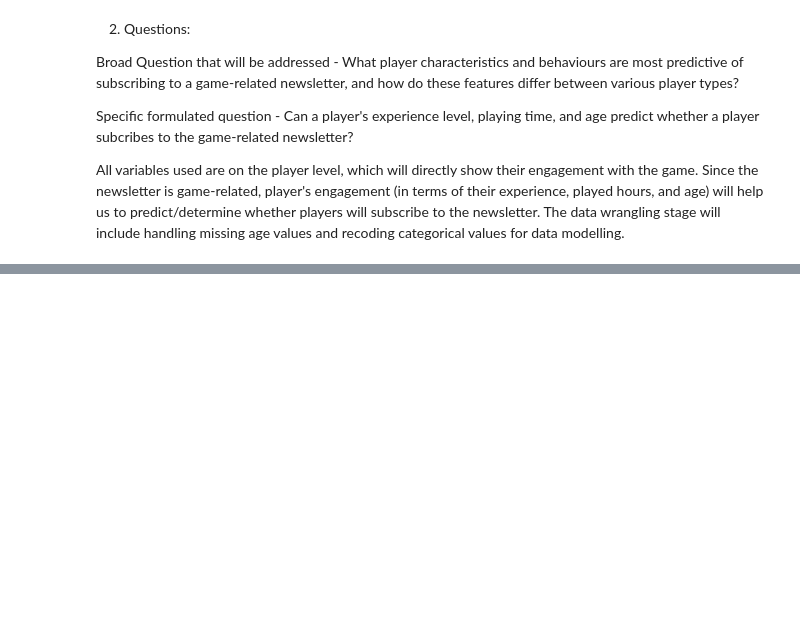
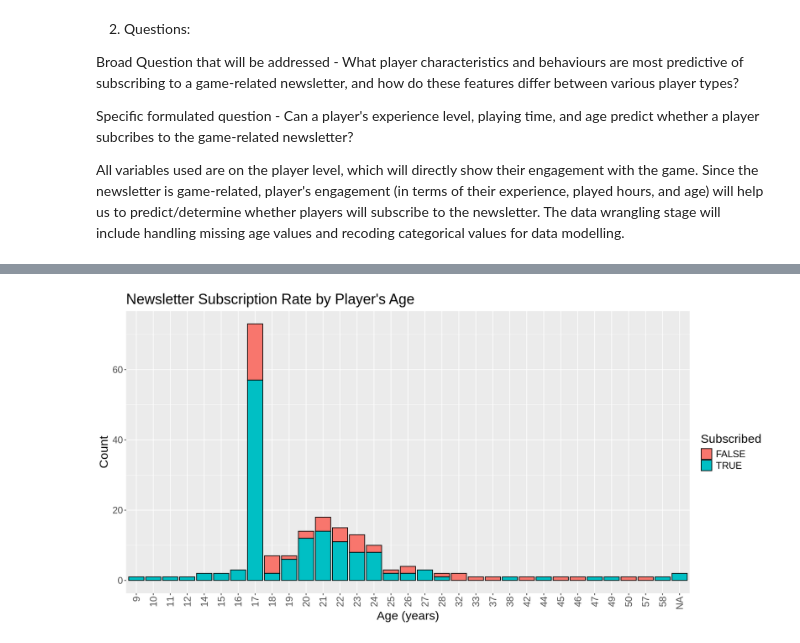
Before and after one commit to ineshsingh29-bit/DSCI100-template, a Jupyter notebook: Individual_Project_planning.ipynb, the cells around one changed output, grey strips where cells are left out. Saved outputs shown, nothing was run; the diff lists cells and outputs as text; code cells hidden in the pictures; blank space fills up the shorter version.

```diff
--- a/Individual_Project_planning.ipynb
+++ b/Individual_Project_planning.ipynb
@@ -117,0 +193,11 @@ The data wrangling stage will include handling missing age values and recoding c
+# %%
+#Plot 2 - subscription rate by age
+options(repr.plot.width = 14, repr.plot.height = 7)
+
+ggplot(players_select, aes(x = factor(Age), fill = subscribe)) +
+    geom_bar(color = "black", position = "stack") +
+    labs(title = "Newsletter Subscription Rate by Player's Age", x = "Age (years)", y = "Count", fill = "Subscribed") +
+    theme(text = element_text(size = 18), axis.text.x = element_text(angle = 90, vjust = 0.5, hjust = 1)
+  )
+# %% [output]
+[figure, added]
```
Also changed, not shown: parts of 5 cells of this notebook.
